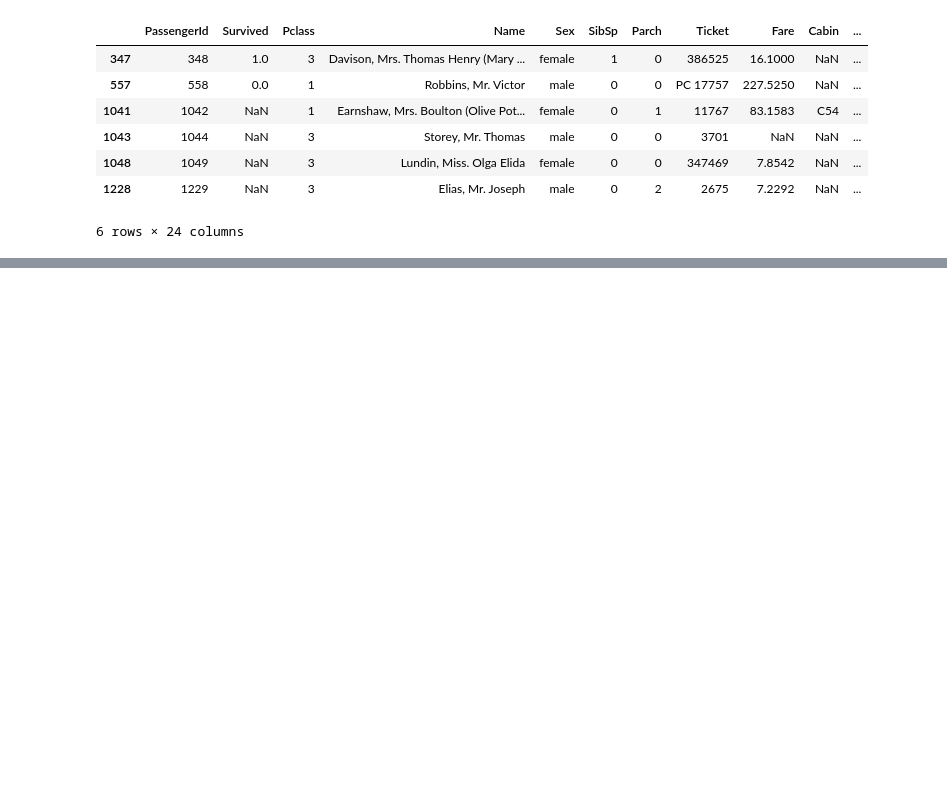
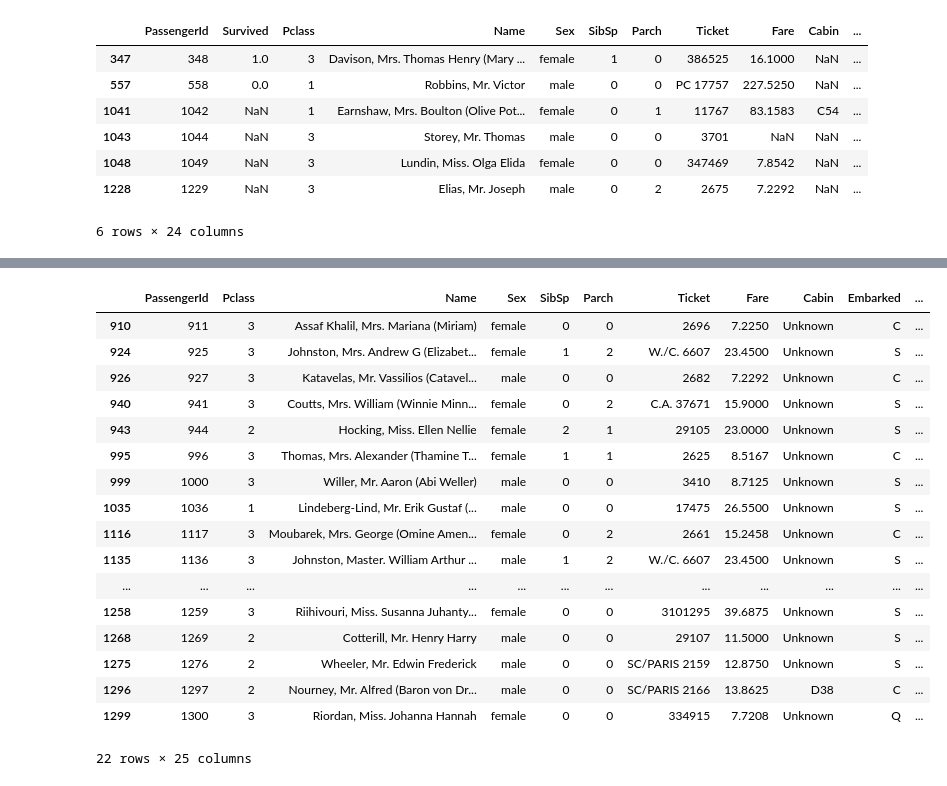
Before and after one commit to ShawRong/titanic_analysis, a Jupyter notebook: preprocessing.ipynb, the cells around one changed output, grey strips where cells are left out. Saved outputs shown, nothing was run; the diff lists cells and outputs as text; code cells hidden in the pictures; blank space fills up the shorter version.

```diff
--- a/preprocessing.ipynb
+++ b/preprocessing.ipynb
@@ -387,0 +645,4 @@ data[data['Country'] == '']
+# %%
+full_suv = full_suv[['Name', 'survived']].drop_duplicates()
+result = data.merge(full_suv, on='Name', how='left')
+result
@@ -387,0 +668,4 @@ data[data['Country'] == '']
+# %%
+result = result.drop('Survived',axis=1)
+# %%
+result.rename(columns={'survived':'Survived'}, inplace=True)
@@ -387,0 +702,26 @@ data[data['Country'] == '']
+# %%
+to_modify = result[pd.isna(result['Survived'])]
+# %%
+def strip_quotation(s):
+    return s.replace("\"", "")
+to_modify.loc[:, 'Name'] = to_modify['Name'].apply(strip_quotation)
+to_modify
+# %% [output]
+|  | PassengerId | Pclass | Name | Sex | SibSp | Parch | Ticket | Fare | Cabin | Embarked | ... |
+| 910 | 911 | 3 | Assaf Khalil, Mrs. Mariana (Miriam) | female | 0 | 0 | 2696 | 7.2250 | Unknown | C | ... |
+| 924 | 925 | 3 | Johnston, Mrs. Andrew G (Elizabet... | female | 1 | 2 | W./C. 6607 | 23.4500 | Unknown | S | ... |
+| 926 | 927 | 3 | Katavelas, Mr. Vassilios (Catavel... | male | 0 | 0 | 2682 | 7.2292 | Unknown | C | ... |
+| 940 | 941 | 3 | Coutts, Mrs. William (Winnie Minn... | female | 0 | 2 | C.A. 37671 | 15.9000 | Unknown | S | ... |
+| 943 | 944 | 2 | Hocking, Miss. Ellen Nellie | female | 2 | 1 | 29105 | 23.0000 | Unknown | S | ... |
+| 995 | 996 | 3 | Thomas, Mrs. Alexander (Thamine T... | female | 1 | 1 | 2625 | 8.5167 | Unknown | C | ... |
+| 999 | 1000 | 3 | Willer, Mr. Aaron (Abi Weller) | male | 0 | 0 | 3410 | 8.7125 | Unknown | S | ... |
+| 1035 | 1036 | 1 | Lindeberg-Lind, Mr. Erik Gustaf (... | male | 0 | 0 | 17475 | 26.5500 | Unknown | S | ... |
+| 1116 | 1117 | 3 | Moubarek, Mrs. George (Omine Amen... | female | 0 | 2 | 2661 | 15.2458 | Unknown | C | ... |
+| 1135 | 1136 | 3 | Johnston, Master. William Arthur ... | male | 1 | 2 | W./C. 6607 | 23.4500 | Unknown | S | ... |
+| ... | ... | ... | ... | ... | ... | ... | ... | ... | ... | ... | ... |
+| 1258 | 1259 | 3 | Riihivouri, Miss. Susanna Juhanty... | female | 0 | 0 | 3101295 | 39.6875 | Unknown | S | ... |
+| 1268 | 1269 | 2 | Cotterill, Mr. Henry Harry | male | 0 | 0 | 29107 | 11.5000 | Unknown | S | ... |
+| 1275 | 1276 | 2 | Wheeler, Mr. Edwin Frederick | male | 0 | 0 | SC/PARIS 2159 | 12.8750 | Unknown | S | ... |
+| 1296 | 1297 | 2 | Nourney, Mr. Alfred (Baron von Dr... | male | 0 | 0 | SC/PARIS 2166 | 13.8625 | D38 | C | ... |
+| 1299 | 1300 | 3 | Riordan, Miss. Johanna Hannah | female | 0 | 0 | 334915 | 7.7208 | Unknown | Q | ... |
+22 rows × 25 columns
```
Also changed, not shown: parts of 40 cells of this notebook, 3 other files.
